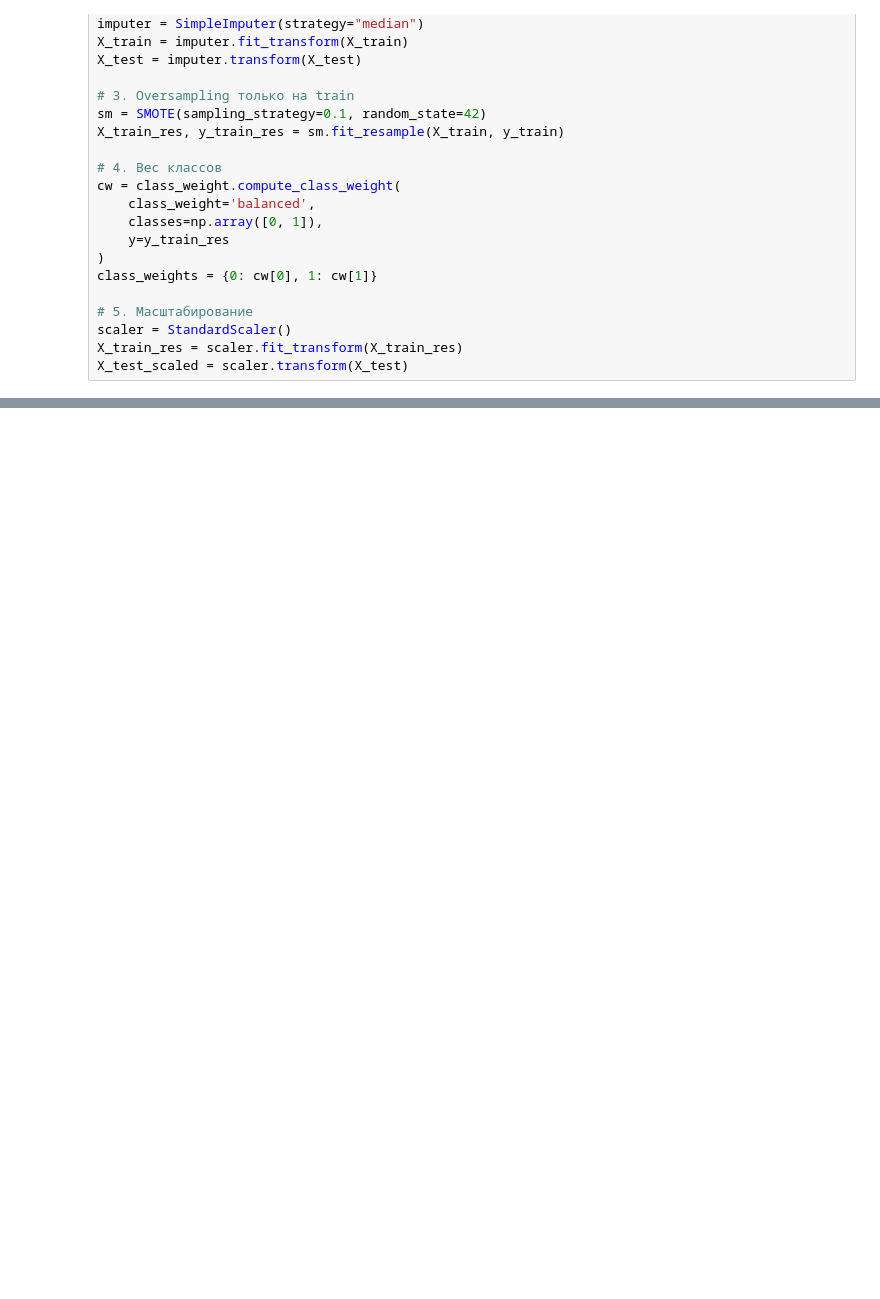
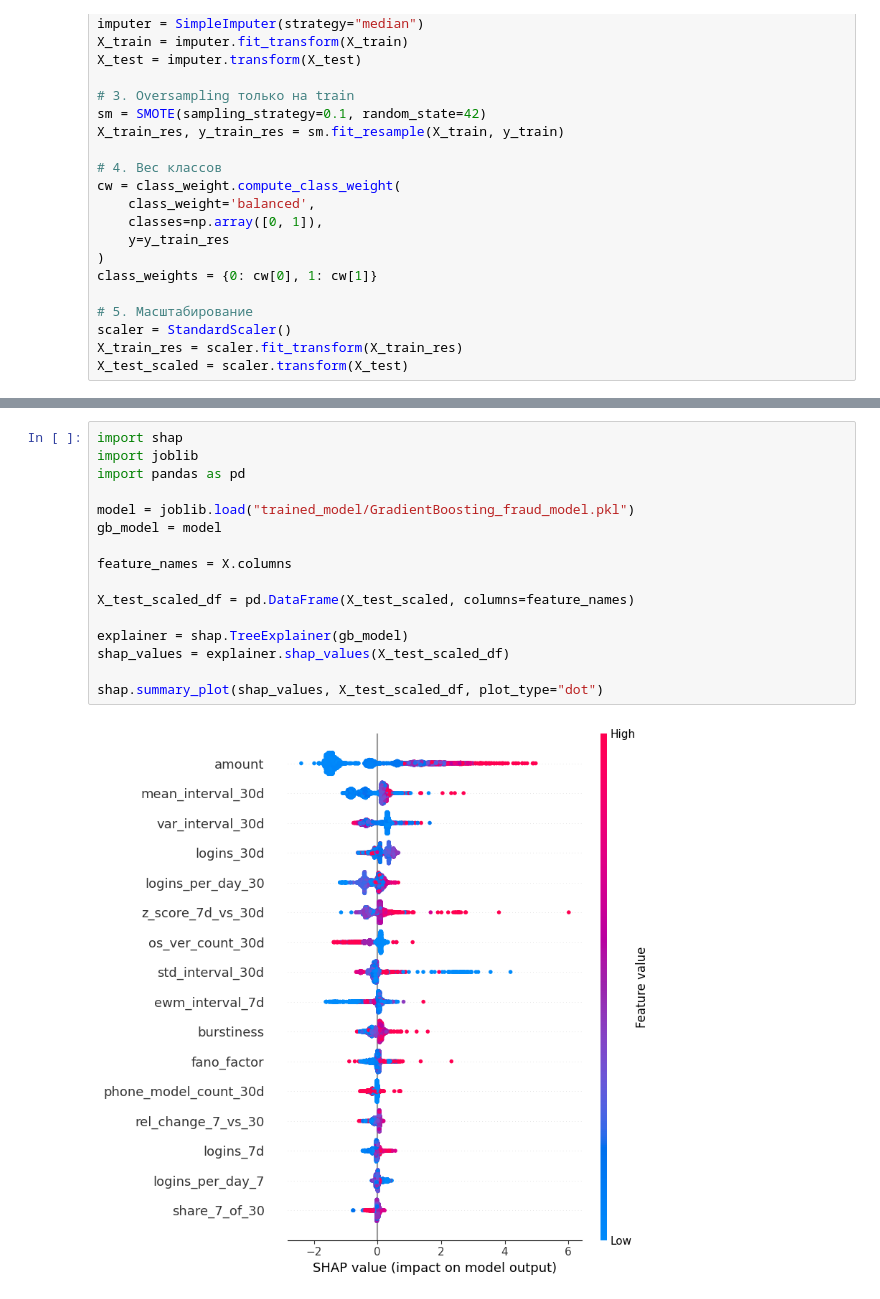
Before and after one commit to MuhammedZhumali/ForteHackaton, a Jupyter notebook: ml.ipynb, the cells around one changed output, grey strips where cells are left out. Drawn from its saved outputs; the diff is of its cells as text; blank space fills up the shorter version.

```diff
--- a/ml.ipynb
+++ b/ml.ipynb
@@ -416,0 +438,18 @@ You can set `force_col_wise=true` to remove the overhead.
+# %%
+import shap
+import joblib
+import pandas as pd
+
+model = joblib.load("trained_model/GradientBoosting_fraud_model.pkl")
+gb_model = model
+
+feature_names = X.columns
+
+X_test_scaled_df = pd.DataFrame(X_test_scaled, columns=feature_names)
+
+explainer = shap.TreeExplainer(gb_model)
+shap_values = explainer.shap_values(X_test_scaled_df)
+
+shap.summary_plot(shap_values, X_test_scaled_df, plot_type="dot")
+# %% [output]
+[figure, added]
```
Also changed, not shown: parts of 3 cells of this notebook.
